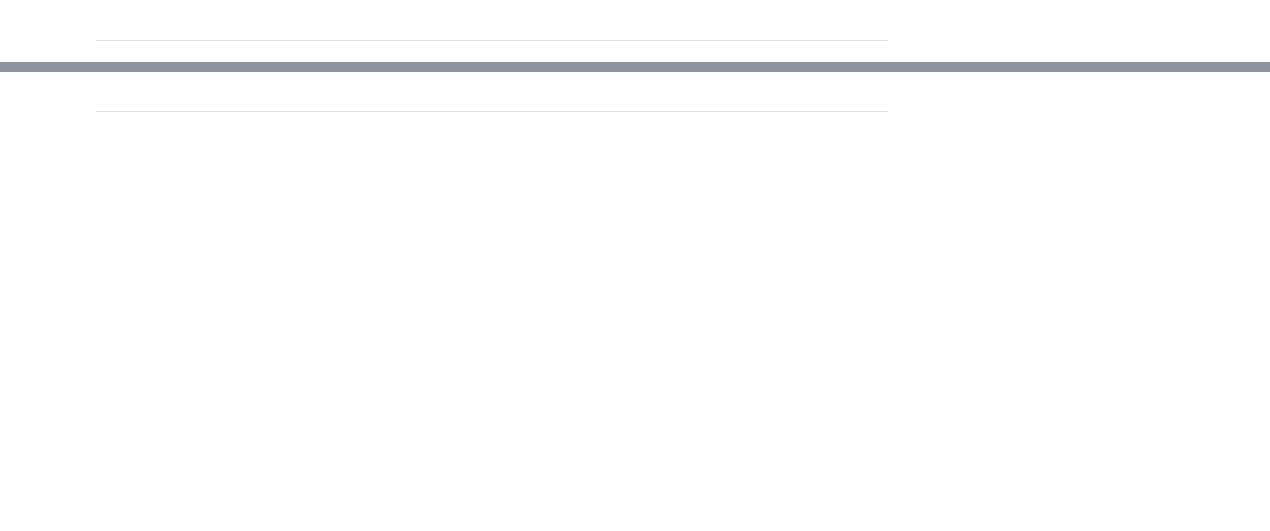
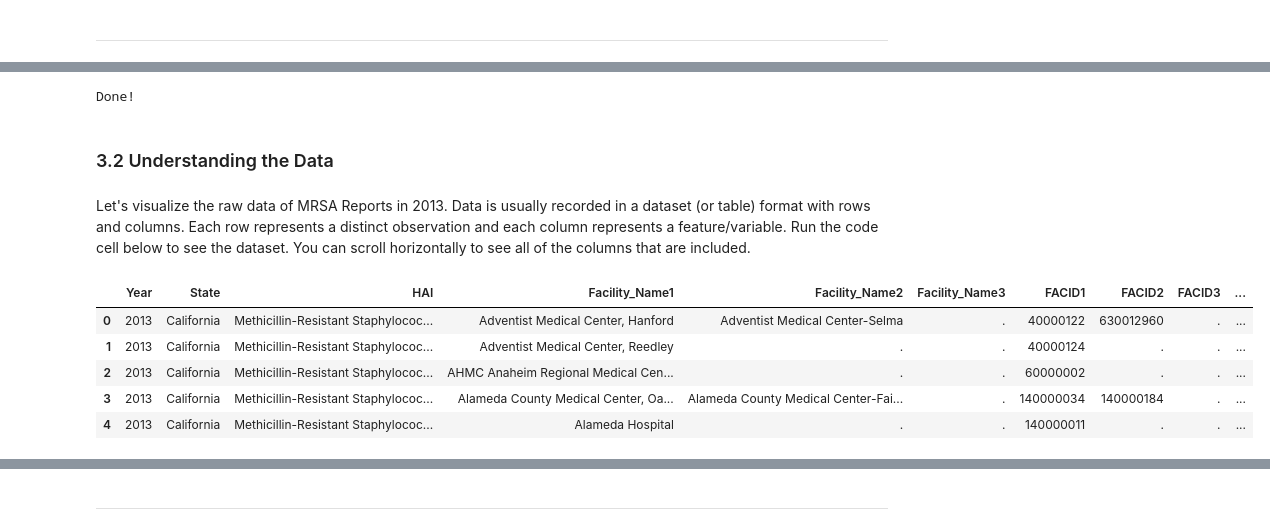
Before and after one commit to ds-modules/ecc-biology, a Jupyter notebook: mrsa/MRSA Data Analysis.ipynb, the cells around one changed output, grey strips where cells are left out. Drawn from its saved outputs; the diff is of its cells as text; code cells hidden in the pictures; blank space fills up the shorter version.

```diff
--- a/mrsa/MRSA Data Analysis.ipynb
+++ b/mrsa/MRSA Data Analysis.ipynb
@@ -108,0 +120,22 @@ REPLACE THIS TEXT WITH YOUR RESPONSE
+# %%
+# This cell will read in the necessary data sets. Run it and take a look at the dataframes below!
+mrsa_merged = pd.read_csv('mrsa_merged.csv') #merged mrsa data
+infec_pop_merge = pd.read_csv('infec_pop_merge.csv') #combined mrsa and population data
+
+print("Done!")
+# %% [output]
+Done!
+# %% [markdown]
+### 3.2 Understanding the Data
+# %% [markdown]
+Let's visualize the raw data of MRSA Reports in 2013. Data is usually recorded in a dataset (or table) format with rows and columns. Each row represents a distinct observation and each column represents a feature/variable. Run the code cell below to see the dataset. You can scroll horizontally to see all of the columns that are included.
+# %%
+mrsa_2013_raw = pd.read_csv('mrsa-in-hospitals-2013.csv') #raw data
+mrsa_2013_raw.head()
+# %% [output]
+|  | Year | State | HAI | Facility_Name1 | Facility_Name2 | Facility_Name3 | FACID1 | FACID2 | FACID3 | ... |
+| 0 | 2013 | California | Methicillin-Resistant Staphylococ... | Adventist Medical Center, Hanford | Adventist Medical Center-Selma | . | 40000122 | 630012960 | . | ... |
+| 1 | 2013 | California | Methicillin-Resistant Staphylococ... | Adventist Medical Center, Reedley | . | . | 40000124 | . | . | ... |
+| 2 | 2013 | California | Methicillin-Resistant Staphylococ... | AHMC Anaheim Regional Medical Cen... | . | . | 60000002 | . | . | ... |
+| 3 | 2013 | California | Methicillin-Resistant Staphylococ... | Alameda County Medical Center, Oa... | Alameda County Medical Center-Fai... | . | 140000034 | 140000184 | . | ... |
+| 4 | 2013 | California | Methicillin-Resistant Staphylococ... | Alameda Hospital | . | . | 140000011 | . | . | ... |
```
Also changed, not shown: parts of 101 cells of this notebook, 31 other files.
